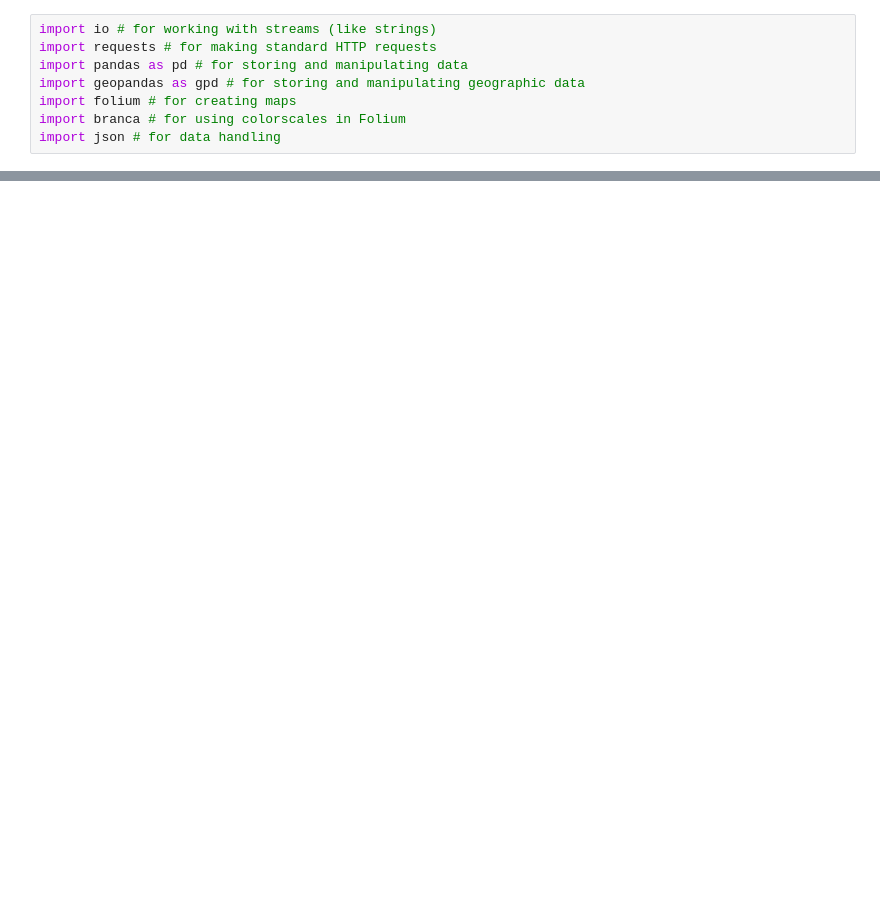
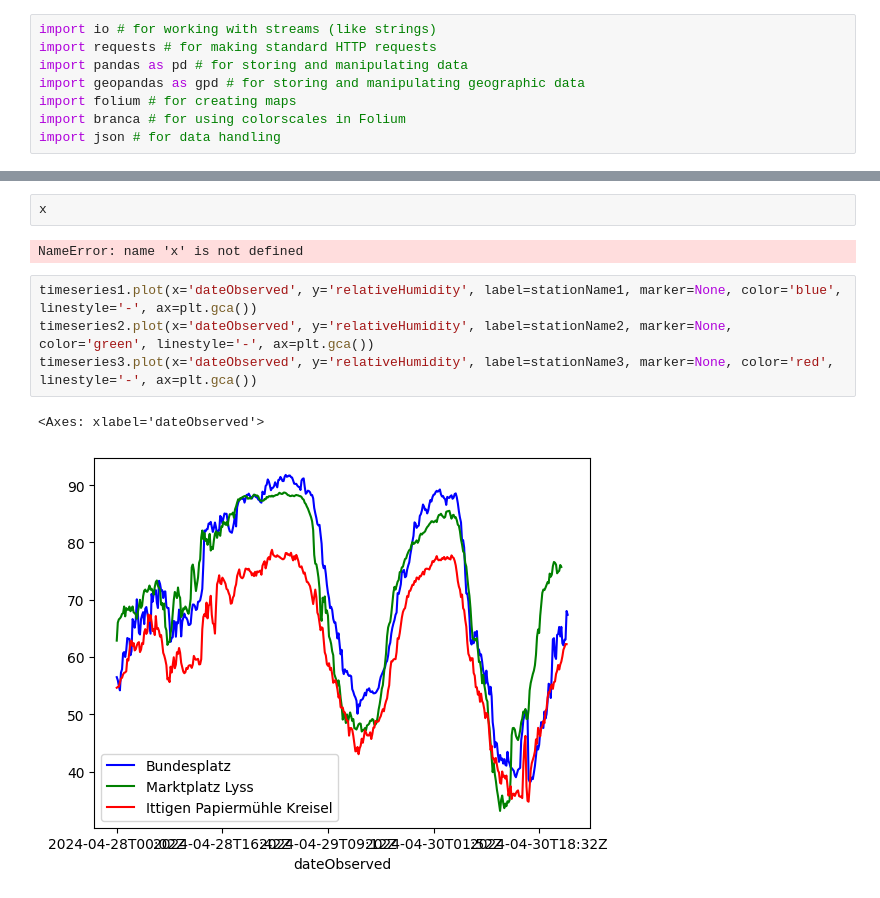
Before and after one commit to takohaller/smarturbanheatmap, a Jupyter notebook: Smart Urban Heat Map-EN.ipynb, the cells around one changed output, grey strips where cells are left out. Drawn from its saved outputs; the diff is of its cells as text; blank space fills up the shorter version.

```diff
--- a/Smart Urban Heat Map-EN.ipynb
+++ b/Smart Urban Heat Map-EN.ipynb
@@ -235,0 +281,11 @@ plt.ylabel('Temperatur (°C)')
+# %%
+x
+# %% [output]
+NameError: name 'x' is not defined
+# %%
+timeseries1.plot(x='dateObserved', y='relativeHumidity', label=stationName1, marker=None, color='blue', linestyle='-', ax=plt.gca())
+timeseries2.plot(x='dateObserved', y='relativeHumidity', label=stationName2, marker=None, color='green', linestyle='-', ax=plt.gca())
+timeseries3.plot(x='dateObserved', y='relativeHumidity', label=stationName3, marker=None, color='red', linestyle='-', ax=plt.gca())
+# %% [output]
+<Axes: xlabel='dateObserved'>
+[figure, added]
```
Also changed, not shown: parts of 24 cells of this notebook.
